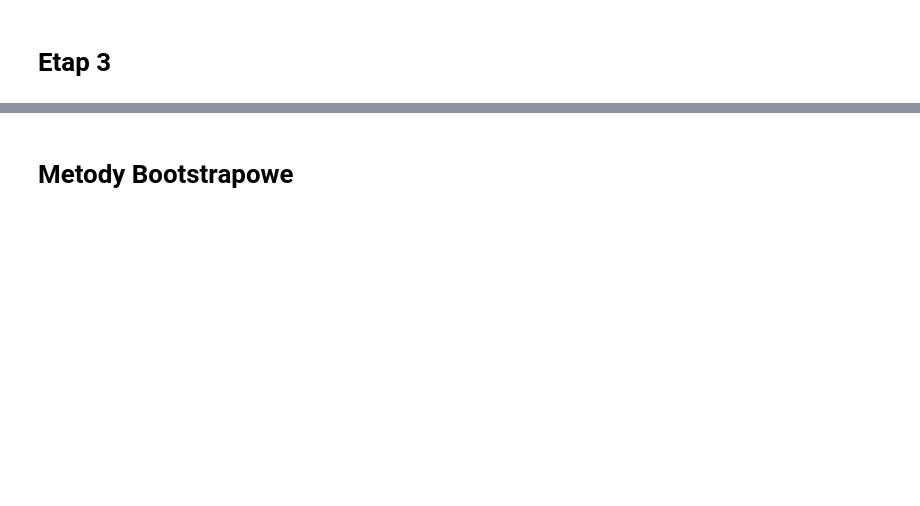
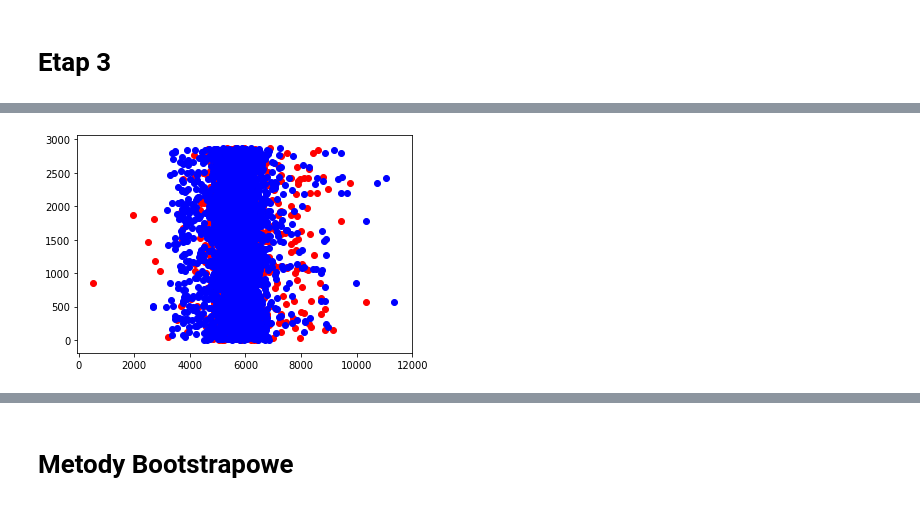
Before and after one commit to KaliszS/Exoplanets-Kepler-Regression, a Jupyter notebook: Kepler Regression.ipynb, the cells around one changed output, grey strips where cells are left out. Saved outputs shown, nothing was run; the diff lists cells and outputs as text; code cells hidden in the pictures; blank space fills up the shorter version.

```diff
--- a/Kepler Regression.ipynb
+++ b/Kepler Regression.ipynb
@@ -237,4 +226,4 @@ df.head()
 # %%
-df = df.drop(['ID'], axis = 1)
+df = df.drop(['ID','Eccentricity'], axis = 1)
 # %%
 df[df['Exoplanet Archive Disposition'] == 'CONFIRMED'].count().max()
@@ -262,3 +261,3 @@ lr.fit(X_train, y_train)
 # %%
-rr = Ridge(alpha=0.01, max_iter = 2000)
+rr = Ridge(alpha=0.01, max_iter = 20000)
 rr.fit(X_train, y_train)
@@ -287,0 +308,7 @@ print("Walidacja Krzyżowa dla regresji z reg. lasso :", cross_val_score(lass, n
+# %%
+y_pred = lass.predict(X_test)
+plt.scatter(y_pred, range(len(y_pred)), color="red")
+plt.scatter(y_test, range(len(y_test)), color='blue')
+plt.show()
+# %% [output]
+[figure, added]
```
Also changed, not shown: parts of 24 cells of this notebook.
